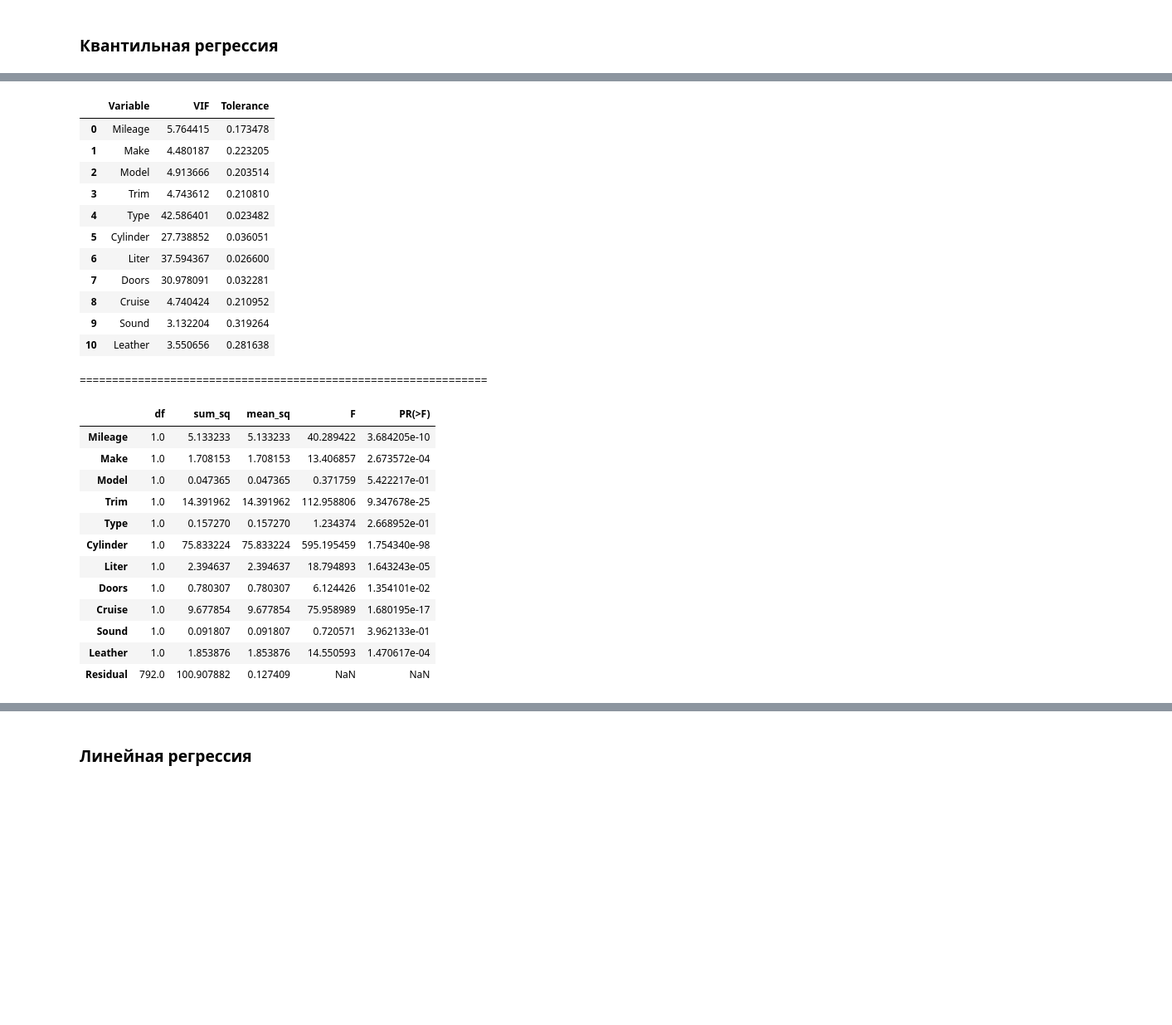
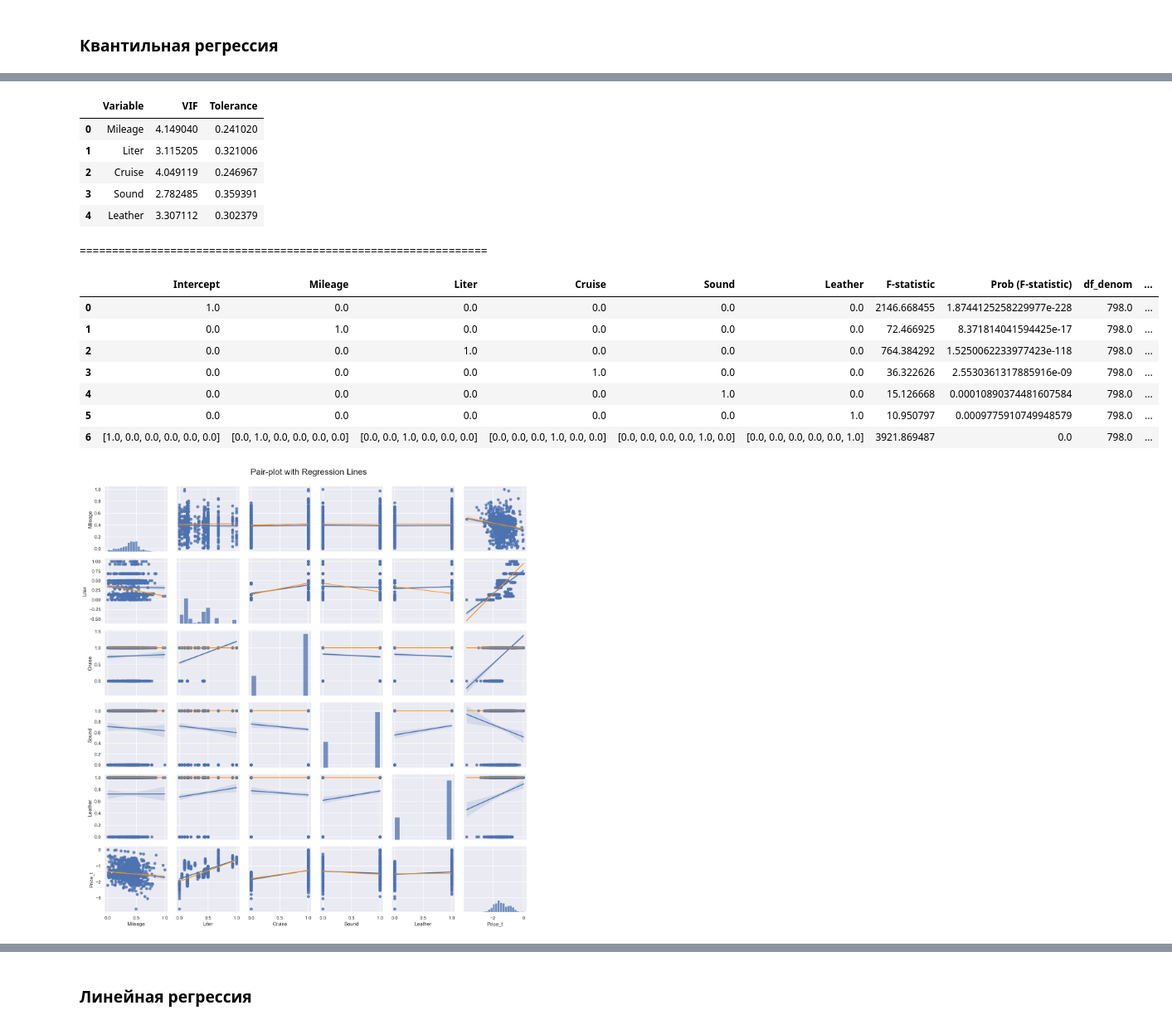
Before and after one commit to Mooncake911/Mathstatistics, a Jupyter notebook: Task_5/kuiper.ipynb, the cells around one changed output, grey strips where cells are left out. Shown at 83% size. Cells and saved outputs as stored; diff of their text form; code cells hidden in the pictures; blank space fills up the shorter version.

Commit message:
Fourth_enhanced commit

```diff
--- a/Task_5/kuiper.ipynb
+++ b/Task_5/kuiper.ipynb
@@ -14,6 +14,7 @@ from Task_3.LRR import *
 # Read dataframe
 data = pd.read_excel('kuiper.xls')
 data.dropna(inplace=True)
+data = data[["Price", "Mileage", "Liter", "Cruise", "Sound", "Leather"]]
 display(data)
 
 # Normalization
@@ -110,7 +104,7 @@ Selected Features: ['Mileage', 'Make', 'Model', 'Trim', 'Type', 'Cylinder', 'Lit
 AIC: nan
 # %%
 # Применяем преобразование Бокса-Кокса к зависимой переменной
-y_transformed, lambda_value = boxcox(data[explore_column] + 1e-6)  # + 1e-6 чтобы не было 0-значений
+y_transformed, _ = boxcox(data[explore_column] + 1e-6)  # + 1e-6 чтобы не было 0-значений
 
 new_data = data[selected_features_quant].copy()
 new_explore_column = explore_column + '_t'
@@ -119,7 +113,7 @@ new_data[new_explore_column] = y_transformed
 # Проводим анализ заново
 enhanced_research = QuantRegressionResearch(new_data, column=new_explore_column)
 enhanced_research.info()
-# enhanced_research.draw_plots()
+enhanced_research.draw_plots()
 # %% [output]
                             Price_t
 ===============================================================
@@ -140,27 +134,17 @@ Breusch-Pagan test:  LM statistic: 263.936 LM-Test p-value:
 ===============================================================
 |  | Variable | VIF | Tolerance |
-| 0 | Mileage | 5.764415 | 0.173478 |
-| 1 | Make | 4.480187 | 0.223205 |
-| 2 | Model | 4.913666 | 0.203514 |
-| 3 | Trim | 4.743612 | 0.210810 |
-| 4 | Type | 42.586401 | 0.023482 |
-| 5 | Cylinder | 27.738852 | 0.036051 |
-| 6 | Liter | 37.594367 | 0.026600 |
-| 7 | Doors | 30.978091 | 0.032281 |
-| 8 | Cruise | 4.740424 | 0.210952 |
-| 9 | Sound | 3.132204 | 0.319264 |
-| 10 | Leather | 3.550656 | 0.281638 |
+| 0 | Mileage | 4.149040 | 0.241020 |
+| 1 | Liter | 3.115205 | 0.321006 |
+| 2 | Cruise | 4.049119 | 0.246967 |
+| 3 | Sound | 2.782485 | 0.359391 |
+| 4 | Leather | 3.307112 | 0.302379 |
 ===============================================================
-|  | df | sum_sq | mean_sq | F | PR(>F) |
-| Mileage | 1.0 | 5.133233 | 5.133233 | 40.289422 | 3.684205e-10 |
-| Make | 1.0 | 1.708153 | 1.708153 | 13.406857 | 2.673572e-04 |
-| Model | 1.0 | 0.047365 | 0.047365 | 0.371759 | 5.422217e-01 |
-| Trim | 1.0 | 14.391962 | 14.391962 | 112.958806 | 9.347678e-25 |
-| Type | 1.0 | 0.157270 | 0.157270 | 1.234374 | 2.668952e-01 |
-| Cylinder | 1.0 | 75.833224 | 75.833224 | 595.195459 | 1.754340e-98 |
-| Liter | 1.0 | 2.394637 | 2.394637 | 18.794893 | 1.643243e-05 |
-| Doors | 1.0 | 0.780307 | 0.780307 | 6.124426 | 1.354101e-02 |
-| Cruise | 1.0 | 9.677854 | 9.677854 | 75.958989 | 1.680195e-17 |
-| Sound | 1.0 | 0.091807 | 0.091807 | 0.720571 | 3.962133e-01 |
-| Leather | 1.0 | 1.853876 | 1.853876 | 14.550593 | 1.470617e-04 |
-| Residual | 792.0 | 100.907882 | 0.127409 | NaN | NaN |
+|  | Intercept | Mileage | Liter | Cruise | Sound | Leather | F-statistic | Prob (F-statistic) | df_denom | ... |
+| 0 | 1.0 | 0.0 | 0.0 | 0.0 | 0.0 | 0.0 | 2146.668455 | 1.8744125258229977e-228 | 798.0 | ... |
+| 1 | 0.0 | 1.0 | 0.0 | 0.0 | 0.0 | 0.0 | 72.466925 | 8.371814041594425e-17 | 798.0 | ... |
+| 2 | 0.0 | 0.0 | 1.0 | 0.0 | 0.0 | 0.0 | 764.384292 | 1.5250062233977423e-118 | 798.0 | ... |
+| 3 | 0.0 | 0.0 | 0.0 | 1.0 | 0.0 | 0.0 | 36.322626 | 2.5530361317885916e-09 | 798.0 | ... |
+| 4 | 0.0 | 0.0 | 0.0 | 0.0 | 1.0 | 0.0 | 15.126668 | 0.00010890374481607584 | 798.0 | ... |
+| 5 | 0.0 | 0.0 | 0.0 | 0.0 | 0.0 | 1.0 | 10.950797 | 0.0009775910749948579 | 798.0 | ... |
+| 6 | [1.0, 0.0, 0.0, 0.0, 0.0, 0.0] | [0.0, 1.0, 0.0, 0.0, 0.0, 0.0] | [0.0, 0.0, 1.0, 0.0, 0.0, 0.0] | [0.0, 0.0, 0.0, 1.0, 0.0, 0.0] | [0.0, 0.0, 0.0, 0.0, 1.0, 0.0] | [0.0, 0.0, 0.0, 0.0, 0.0, 1.0] | 3921.869487 | 0.0 | 798.0 | ... |
+[figure, added]
```
Also changed, not shown: parts of 5 cells of this notebook, 12 other files.
